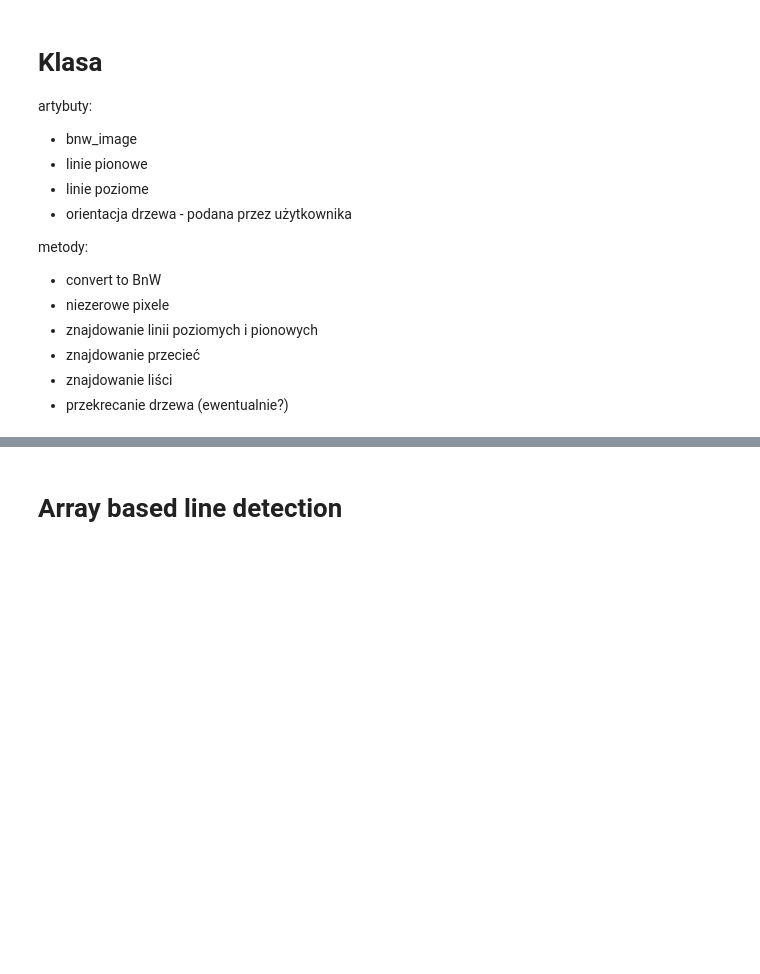
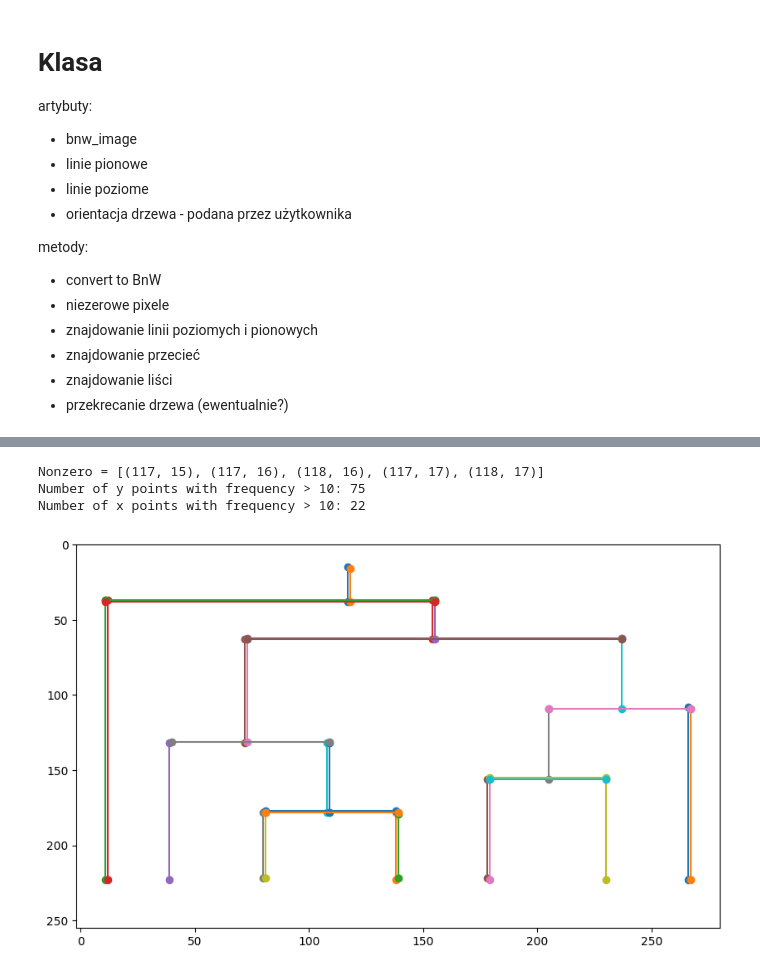
Before and after one commit to joannakraw/pdf_tree_converter, a Jupyter notebook: Notebooks/Array based line detection.ipynb, the cells around one changed output, grey strips where cells are left out. Saved outputs shown, nothing was run; the diff lists cells and outputs as text; code cells hidden in the pictures; blank space fills up the shorter version.

Commit message:
Strutured Array based line detection.ipynb

```diff
--- a/Notebooks/Array based line detection.ipynb
+++ b/Notebooks/Array based line detection.ipynb
@@ -177,17 +26,16 @@ NameError: name 'image' is not defined
 # %%
-input_path = "/home/joanna/Pulpit/Bioinf 2.2/ADP/projekt/pdf_tree_converter/test_data/dendogram2.png"
-image = Image(input_path)
-print(f"Nonzero = {image.nonzero_pixels[:5]}")
+def detect_and_vis_lines(image_path, max_gap=2, min_line_length=20, min_freq=10, ymin=None, ymax=None):
+    image = Image.Image(image_path)
+    print(f"Nonzero = {image.nonzero_pixels[:5]}")
 
-v_lines, h_lines = image.find_all_lines(max_gap=2, min_line_length=20, min_freq=10)
+    v_lines, h_lines = image.find_all_lines(max_gap=max_gap, min_line_length=min_line_length, min_freq=min_freq)
 
-plt.figure(figsize=(10,6))
-for line in list(v_lines.values()) + list(h_lines.values()):
-    if line:
-        x1, y1 = line[0][0]
-        x2, y2 = line[0][1]
-        plt.plot([x1, x2], [y1, y2], marker='o')
-
-xmin, xmax, ymin, ymax = 0, 255, 0, 255
-plt.ylim(ymax, ymin)
-plt.show()
+    plt.figure(figsize=(10,6))
+    for line in list(v_lines.values()) + list(h_lines.values()):
+        if line:
+            x1, y1 = line[0][0]
+            x2, y2 = line[0][1]
+            plt.plot([x1, x2], [y1, y2], marker='o')
+    if ymax is not None and ymin is not None:
+        plt.ylim(ymax, ymin)
+    plt.show()
@@ -241,2 +41,0 @@ px.imshow(image.BnW_image)
-# %% [markdown]
-# Array based line detection
@@ -266,0 +42,7 @@ BnW_image.nonzero()
+# %%
+detect_and_vis_lines('../test_data/dendogram2.png', ymax=255, ymin=0)
+# %% [output]
+Nonzero = [(117, 15), (117, 16), (118, 16), (117, 17), (118, 17)]
+Number of y points with frequency > 10: 75
+Number of x points with frequency > 10: 22
+[figure, added]
```
Also changed, not shown: parts of 16 cells of this notebook, 2 other files.
